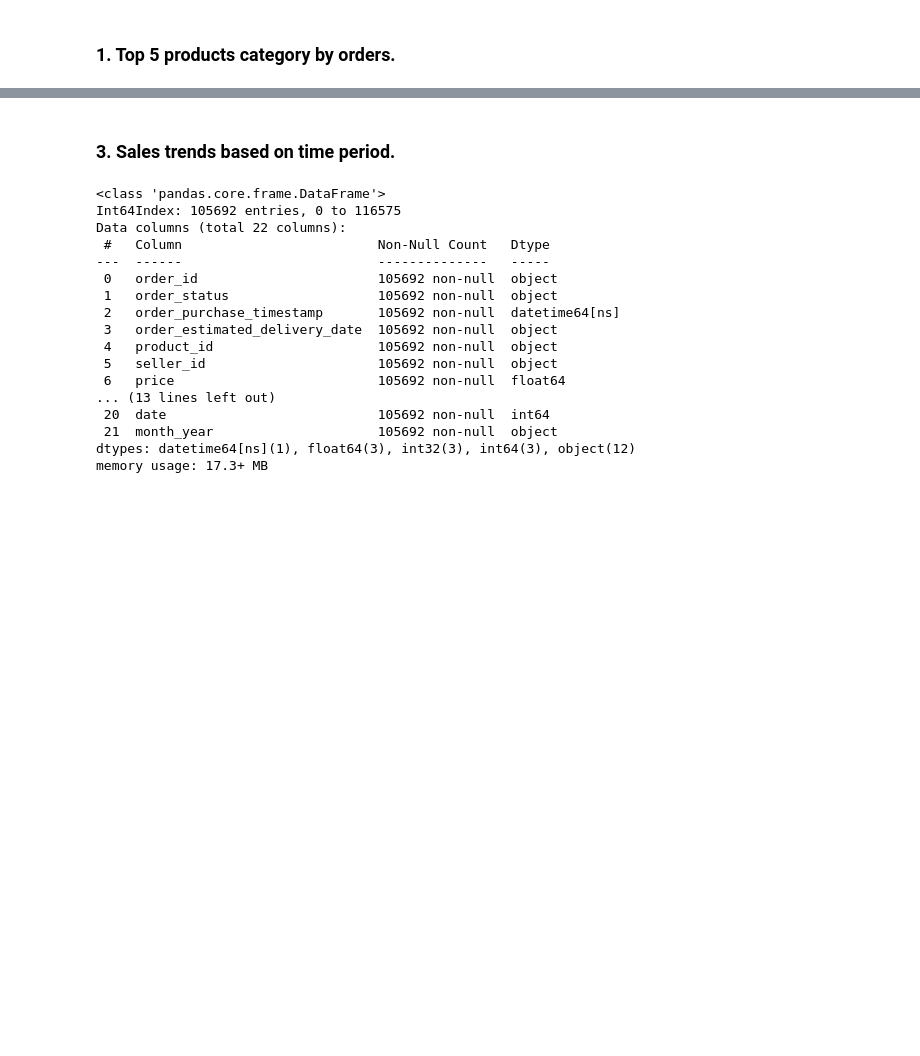
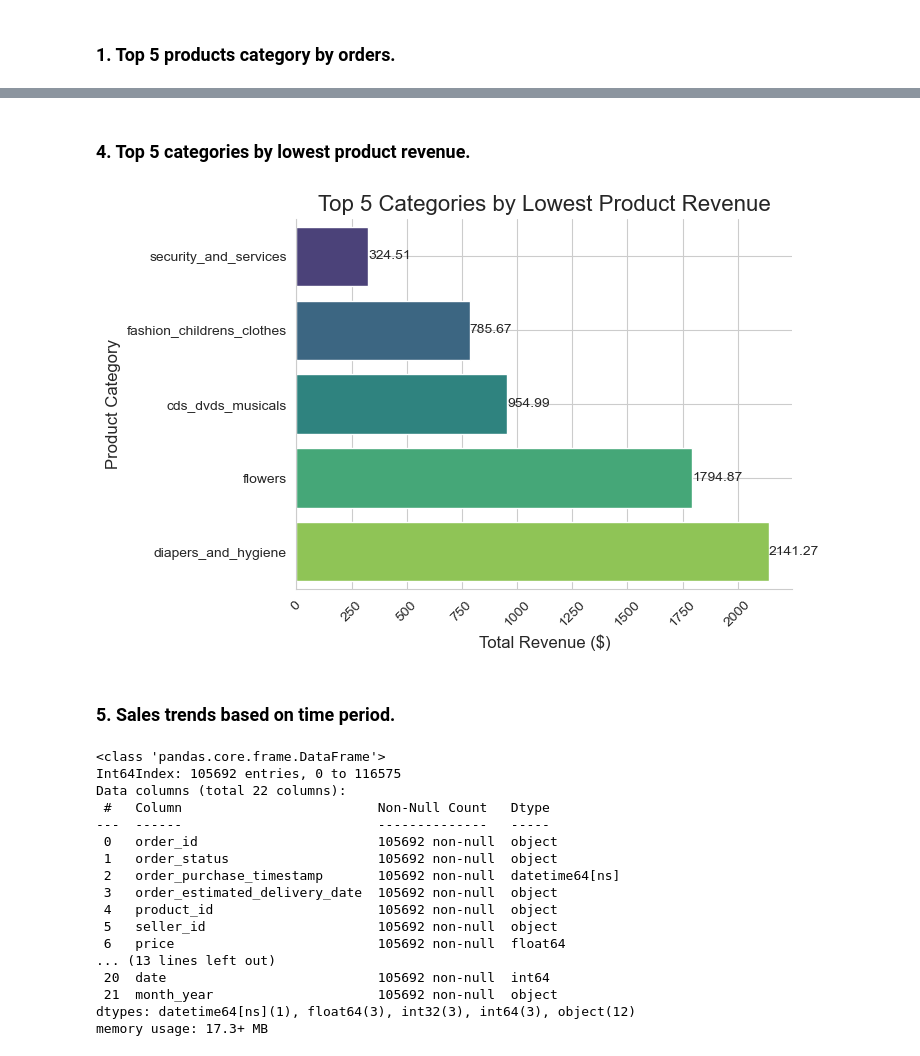
Before and after one commit to yovir/Data-Wrangling-and-SQL-Pacmann---Olist, a Jupyter notebook: Data Wrangling and SQL Pacmann.ipynb, the cells around one changed output, grey strips where cells are left out. Saved outputs shown, nothing was run; the diff lists cells and outputs as text; code cells hidden in the pictures; blank space fills up the shorter version.

```diff
--- a/Data Wrangling and SQL Pacmann.ipynb
+++ b/Data Wrangling and SQL Pacmann.ipynb
@@ -461,5 +484,34 @@ plt.show()
+# %% [markdown]
+### 4. Top 5 categories by lowest product revenue.
+# %%
+# Group by bottom 5 products category by Total Revenue
+product_by_payment_value = work_dataset.groupby('product_category_name')['payment_value'].sum().sort_values(ascending=True).head(5).reset_index()
+
+# Generates a bar plot for bottom 5 categories
+product_category_revenue = sns.barplot(data=product_by_payment_value, x='payment_value', y='product_category_name', palette='viridis')
+
+# Assign the bar values to each bar
+for container in product_category_revenue.containers:
+    product_category_revenue.bar_label(container, label_type='edge', fmt='%.2f')
+
+product_category_revenue.set_title("Top 5 Categories by Lowest Product Revenue", fontsize=16)
+product_category_revenue.set_xlabel("Total Revenue ($)", fontsize=12)
+product_category_revenue.set_ylabel("Product Category", fontsize=12)
+
+# Improve aesthetics and layout
+sns.set_style("whitegrid")
+product_category_revenue.grid(axis='y')
+product_category_revenue.spines['top'].set_visible(False)
+product_category_revenue.spines['right'].set_visible(False)
+
+# Rotate x-labels for better readability
+product_category_revenue.tick_params(axis='x', labelrotation=45)
+
+plt.show()
+# %% [output]
+[figure, added]
 # %% [markdown]
-### 3. Sales trends based on time period.
+### 5. Sales trends based on time period.
 # %%
 # Create a new column 'month_year' in the DataFrame.
 work_dataset['month_year'] = work_dataset['order_purchase_timestamp'].dt.strftime('%Y-%m')
```
Also changed, not shown: parts of 14 cells of this notebook.
